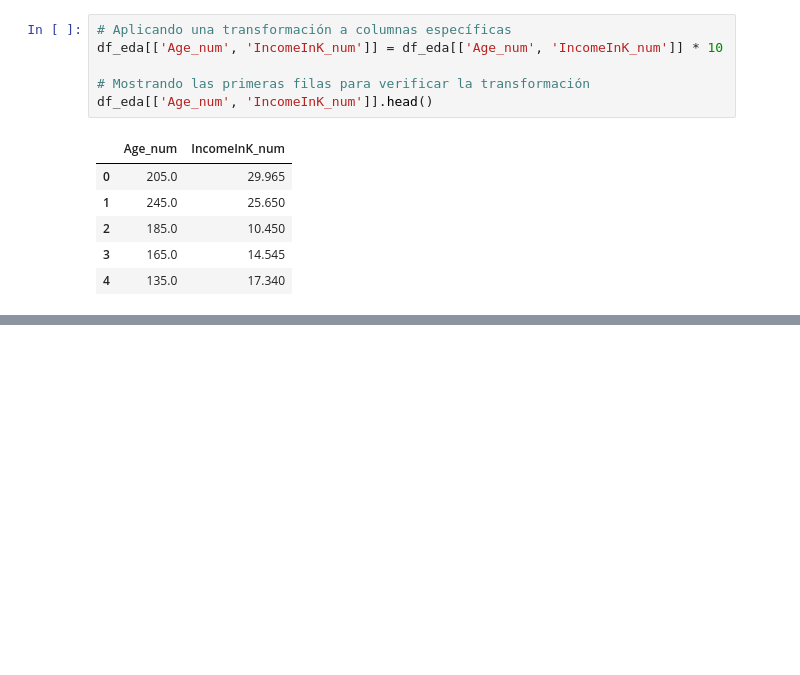
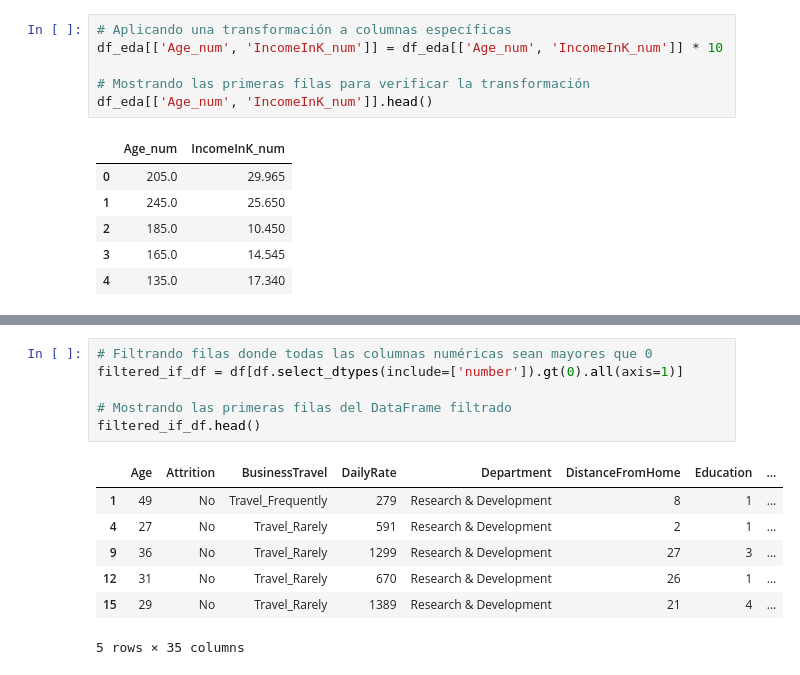
Before and after one commit to miguel-conde/explo_py, a Jupyter notebook: PYTHON/notebooks/TABLAS/explo_pandas.ipynb, the cells around one changed output, grey strips where cells are left out. Saved outputs shown, nothing was run; the diff lists cells and outputs as text; blank space fills up the shorter version.

```diff
--- a/PYTHON/notebooks/TABLAS/explo_pandas.ipynb
+++ b/PYTHON/notebooks/TABLAS/explo_pandas.ipynb
@@ -370,0 +388,14 @@ rowwise
+# %%
+# Filtrando filas donde todas las columnas numéricas sean mayores que 0
+filtered_if_df = df[df.select_dtypes(include=['number']).gt(0).all(axis=1)]
+
+# Mostrando las primeras filas del DataFrame filtrado
+filtered_if_df.head()
+# %% [output]
+|  | Age | Attrition | BusinessTravel | DailyRate | Department | DistanceFromHome | Education | ... |
+| 1 | 49 | No | Travel_Frequently | 279 | Research & Development | 8 | 1 | ... |
+| 4 | 27 | No | Travel_Rarely | 591 | Research & Development | 2 | 1 | ... |
+| 9 | 36 | No | Travel_Rarely | 1299 | Research & Development | 27 | 3 | ... |
+| 12 | 31 | No | Travel_Rarely | 670 | Research & Development | 26 | 1 | ... |
+| 15 | 29 | No | Travel_Rarely | 1389 | Research & Development | 21 | 4 | ... |
+5 rows × 35 columns
```
Also changed, not shown: parts of 54 cells of this notebook.
